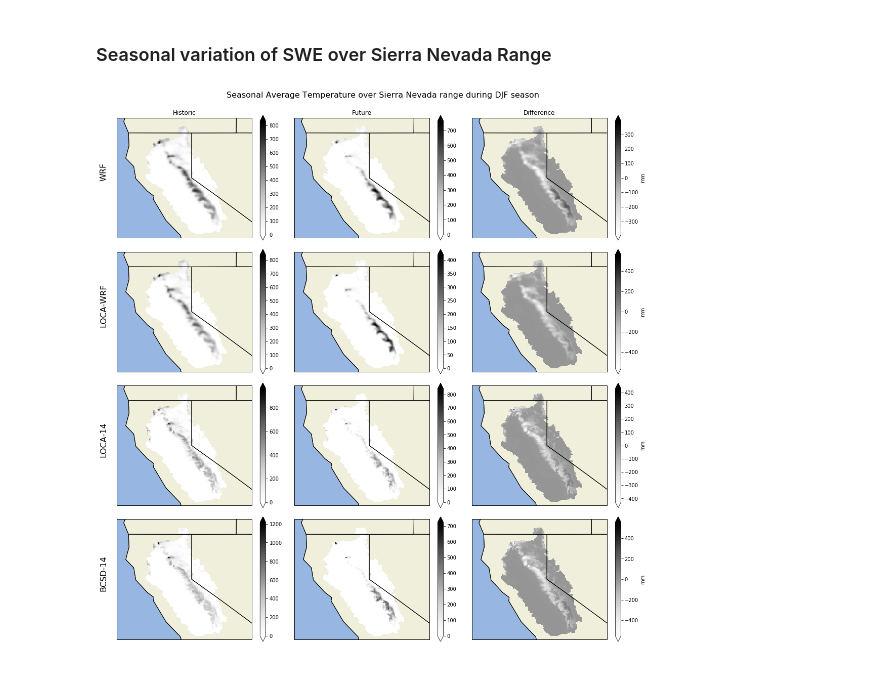
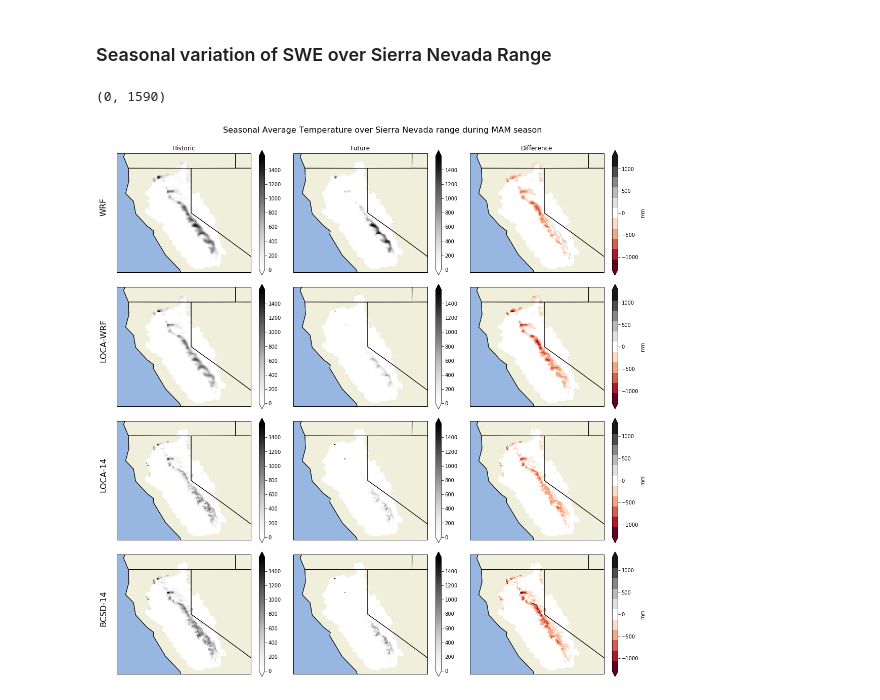
Before and after one commit to raghavgr/DOE-Hydro, a Jupyter notebook: SWE Seasonal Analysis over Sierra Nevada Range.ipynb, the cells around one changed output. Saved outputs shown, nothing was run; the diff lists cells and outputs as text; code cells hidden in the pictures.

```diff
--- a/SWE Seasonal Analysis over Sierra Nevada Range.ipynb
+++ b/SWE Seasonal Analysis over Sierra Nevada Range.ipynb
@@ -111,3 +172,8 @@ mean_diff_bcsd_L14_1991_2091.plot(cmap='Greys')
+# %%
+def add_to_cbar(ds, var_str, cbar_set):
+    get_df = ds.to_dataframe()
+    cbar_set.add(get_df[var_str].min())
+    cbar_set.add(get_df[var_str].max())
 # %% [markdown]
 ## Multi-plots
 # %%
@@ -132,6 +198,12 @@ axgr = AxesGrid(fig, 111, axes_class=axes_class,
                )
 cbar_label_title = 'mm'
 
+cbar_range_mean_diff = set()
+for ls in mean_list:
+    add_to_cbar(ls, 'swe', cbar_range_mean_diff)
+print(cbar_range_mean_diff)
+test = setup_clim(cbar_range_mean_diff)
+print(test)
 
 for i, ax in enumerate(axgr):
     ax.add_feature(cfeature.BORDERS)
@@ -143,8 +215,8 @@ for i, ax in enumerate(axgr):
     ax.add_feature(cfeature.LAND)
     ax.add_feature(cfeature.LAKES.with_scale('10m'), facecolor='none', edgecolor='tab:blue')
     ax.add_feature(cfeature.RIVERS.with_scale('10m'), edgecolor='tab:blue')
-    test_plt = mean_list[i].plot.pcolormesh(ax=axgr[i], transform=ccrs.PlateCarree(), x='longitude', y='latitude', cmap='Greys', add_colorbar=False)
-
+    test_plt = mean_list[i].plot.pcolormesh(ax=axgr[i], transform=ccrs.PlateCarree(), x='longitude', y='latitude', cmap='bone', add_colorbar=False)
+    test_plt.set_clim(setup_clim(cbar_range_mean_diff))
 
 
 axgr[0].set_title('narr_wrf')
@@ -154,7 +226,7 @@ axgr[3].set_title('narr_BCSD_L14')
 
 #make_axes_area_auto_adjustable(axgr[0], pad=0.2, use_axes=[axgr[0], axgr[1], axgr[2], axgr[3]])
 fig.subplots_adjust(left=0.06, top=1.64)
-fig.suptitle('Mean difference between forecast and actual Snow water equivalences data over the Sierra Nevada range for JJA season', fontsize=16, y=1.01)
+fig.suptitle('Mean difference between forecast and actual Snow water equivalences data over the Sierra Nevada range for {0} season'.format(season_str), fontsize=16, y=1.01)
 cb = axgr.cbar_axes[0].colorbar(test_plt)
 cb.set_label_text(cbar_label_title)
 
@@ -166,8 +240,17 @@ fig.savefig('SWE Mean Difference during {0} over Sierra Nevada range.png'.format
 # %%
 fig, axes = plt.subplots(nrows=4, ncols=3, figsize=(15, 15), subplot_kw={'projection': ccrs.PlateCarree()})
 
+cbar_range_past = set()
+cbar_range_future = set()
+cbar_range_diff = set()
+def add_to_cbar(ds, var_str ,cbar_set):
+    get_df = ds.to_dataframe()
+    cbar_set.add(get_df[var_str].min())
+    cbar_set.add(get_df[var_str].max())
+
+
 # TODO: Refactor this code for any climate variable
-season_str = 'DJF'
+season_str = 'MAM'
 cbar_label_title = 'mm'
 cbar_color = 'Greys'
 
@@ -187,47 +270,60 @@ future_mean = [
     swe_bcsd_L14_2091.sel(season=season_str)
 ]
 
+# cbar range calculations
+for i in range(len(past_mean)):
+    add_to_cbar(past_mean[i], 'swe', cbar_range_past)
+    add_to_cbar(future_mean[i], 'swe', cbar_range_future)
+    diff_calc = future_mean[i] - past_mean[i]
+    add_to_cbar(diff_calc, 'swe', cbar_range_diff)
+
+clim_future_past = max([setup_clim(cbar_range_future), setup_clim(cbar_range_past)], key=lambda t: abs(t[0]))
+print(clim_future_past)
 
 models = ('WRF', 'LOCA-WRF', 'LOCA-14', 'BCSD-14')
 for i, model in enumerate(models):
     # Historic mean plot
-    past_mean[i].plot(cmap=cbar_color, add_colorbar=True, ax=axes[i, 0], extend='both', add_labels=False)
+    past_plot = past_mean[i].plot(cmap=cbar_color, add_colorbar=True, ax=axes[i, 0], extend='both', add_labels=False)
+    past_plot.set_clim(clim_future_past)
     # Future mean plot
-    future_mean[i].plot(cmap=cbar_color, add_colorbar=True, ax=axes[i, 1], extend='both', add_labels=False)
+    future_plot = future_mean[i].plot(cmap=cbar_color, add_colorbar=True, ax=axes[i, 1], extend='both', add_labels=False)
+    future_plot.set_clim(clim_future_past)
     # Difference plot
-    diff_plt = future_mean[i] - past_mean[i]
-    diff_plt.plot(cmap=cbar_color, ax=axes[i, 2], extend='both', cbar_kwargs={'label': cbar_label_title})
+    diff_plot = future_mean[i] - past_mean[i]
+    diff_plot = diff_plot.plot(cmap=plt.get_cmap('RdGy', 11), ax=axes[i, 2], extend='both', cbar_kwargs={'label': cbar_label_title})
+    diff_plot.set_clim(setup_clim(cbar_range_diff))
     # Only add titles to the first row of these graphs
     if i > 0:
         axes[i, 0].set_title("")
         axes[i, 1].set_title("")
         axes[i, 2].set_title("")
 
 axes[0, 0].set_title('Historic')
 axes[0, 1].set_title('Future')
 axes[0, 2].set_title('Difference')
 my_suptitle = fig.suptitle('Seasonal Average Temperature over Sierra Nevada range during {0} season'.format(season_str),
                            fontsize=16,
                            y=1.02)
 
 counter = 0
 for i, ax in enumerate(axes.flat):
     ax.axes.get_xaxis().set_ticklabels([])
     ax.axes.get_yaxis().set_ticklabels([])
     ax.add_feature(cfeature.BORDERS)
     ax.add_feature(cfeature.COASTLINE)
     ax.add_feature(cfeature.STATES)
     ax.add_feature(cfeature.OCEAN)
     ax.add_feature(cfeature.LAKES)
     ax.add_feature(cfeature.LAND)
     ax.set_extent([-125, -116, 43, 35])
     if(i == 0 or i % 3 == 0):
         ax.text(-0.07, 0.55, '{0}'.format(models[counter]), va='bottom', ha='center',
                 rotation='vertical', rotation_mode='anchor',
                 transform=ax.transAxes, fontsize=16)
         counter = counter + 1
 
 plt.tight_layout()
 fig.savefig('SWE during {0} over Sierra Nevada range.png'.format(season_str), dpi=150, bbox_inches="tight")
 # %% [output]
+(0, 1590)
-[figure, old version]
+[figure, new version]
```
Also changed, not shown: parts of 14 cells of this notebook, 1 other file.
